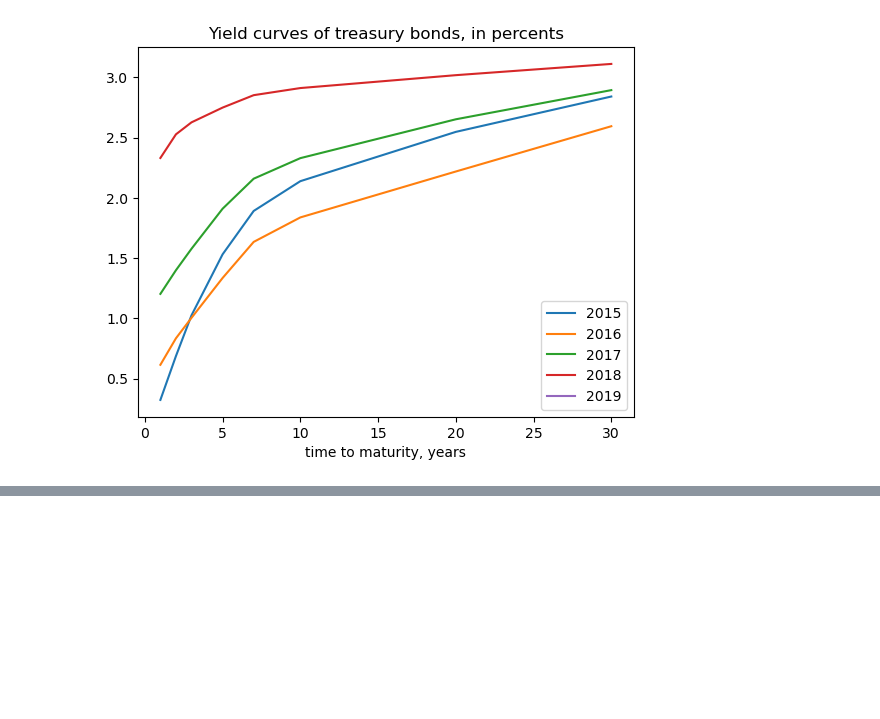
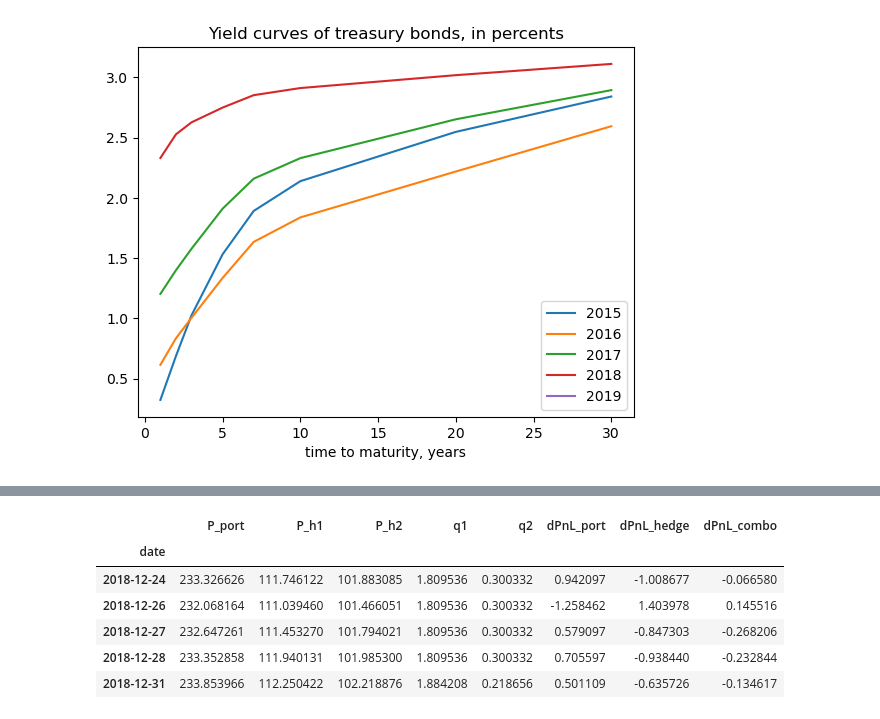
Before and after one commit to 66LGuy/Erdos-institute-2026, a Jupyter notebook: bonds.ipynb, the cells around one changed output, grey strips where cells are left out. Drawn from its saved outputs; the diff is of its cells as text; code cells hidden in the pictures; blank space fills up the shorter version.

```diff
--- a/bonds.ipynb
+++ b/bonds.ipynb
@@ -35,6 +35,7 @@ CURVE_KEYS = [1,2,3,5,7,10,20,30]
 def build_curve_from_row(row):
     # row contains y_2, y_5, y_10, y_30 in PERCENT
     return dict(zip(CURVE_KEYS, row/100))
+
 
 def interp_zero_rate(curve, t_years):
     """
@@ -78,9 +79,6 @@ def bond_cashflows(maturity_years, coupon_rate, freq=2, face=100.0):
     cfs[-1] += face
     return list(zip(times, cfs))
 
-# Example
-print(bond_cashflows(5.0, 0.03, freq=2)[:4], "... last:", bond_cashflows(5.0, 0.03, freq=2)[-1])
-
 def price_from_curve(curve, maturity_years, coupon_rate, freq=2, face=100.0, comp='cont'):
     cfs = bond_cashflows(maturity_years, coupon_rate, freq=freq, face=face)
     pv = 0.0
@@ -88,11 +86,6 @@ def price_from_curve(curve, maturity_years, coupon_rate, freq=2, face=100.0, com
         df = discount_factor_from_curve(curve, t, comp=comp)
         pv += cf * df
     return pv
-
-# Quick smoke test
-p_5y = price_from_curve(curve, 5.0, 0.03, freq=2, face=100.0)
-print("5y 3% bond price (from curve):", round(p_5y, 4))
-
 
 def price_from_ytm_flat(y, maturity_years, coupon_rate, freq=2, face=100.0):
     """
@@ -111,7 +104,6 @@ def price_from_ytm_flat(y, maturity_years, coupon_rate, freq=2, face=100.0):
 def ytm_from_price(price, maturity_years, coupon_rate, freq=2, face=100.0, guess=0.04):
     """
     Solve for flat YTM y such that price_from_ytm_flat(y) = price.
-    Newton-Raphson with a fallback to bisection if needed.
     """
     func = lambda y : price_from_ytm_flat(y, maturity_years, coupon_rate, freq, face) - price
     ans = scipy.optimize.brentq(func, a = 0, b = .5) #a yield over 50% is insane
@@ -145,9 +137,5 @@ def risk_parallel(curve, maturity_years, coupon_rate, freq=2, face=100.0, comp='
     dv01 = - duration * price0 * 1e-4
 
     return price0, float(duration), float(convexity), float(dv01)
-
-# Example
-p0, dur, conv, dv01 = risk_parallel(curve, 5.0, 0.03, freq=2)
-print("Parallel risk — P0:", round(p0,4), "Dur:", round(dur,4), "Conv:", round(conv,4), "DV01:", round(dv01,6))
 # %% [output]
 [(np.float64(0.5), np.float64(1.5)), (np.float64(1.0), np.float64(1.5)), (np.float64(1.5), np.float64(1.5)), (np.float64(2.0), np.float64(1.5))] ... last: (np.float64(5.0), np.float64(101.5))
@@ -380,3 +219,79 @@ bt.tail()
+# %%
+
+# State: hedge quantities (unitless, are ratios)
+current_h = {"q1": 0.0, "q2": 0.0}
+
+# Config for hedging function
+rebalance_freq = 'M'  # 'M' monthly; use 'W-FRI' for weekly
+
+timeline = bonds_w_date.index
+rebal_dates = pd.date_range(timeline.min(), timeline.max(), freq=rebalance_freq)
+rebal_dates = [d for d in rebal_dates if d in timeline]
+if timeline[-1] not in rebal_dates:
+    rebal_dates.append(timeline[-1])
+
+records = []
+prev_prices = None  # {P_port, P_h1, P_h2}
+
+bond1 = bond_spec(2.0, 0.03, freq=2, face=100.0, qty=1.0)   # 2y 3%
+bond2 = bond_spec(20.0,0.05, freq=2, face=100.0, qty=1.0)   # 10y 3%
+
+hedge1 = bond_spec(11.0, 0.04, freq = 2, face = 100, qty = 1) #hedging objects
+hedge2 = bond_spec(5.0, 0.03, freq = 2, face = 100, qty = 1)
+
+BONDS = [bond1, bond2]
+
+for t in timeline:
+    row = bonds_w_date.loc[t]
+    curve_t = build_curve_from_row(row)
+
+    # Portfolio price at t
+    P_port_t = portfolio_price(curve_t, BONDS)
+
+    # Hedge bond prices at t
+    P_h1_t = price_from_curve(curve_t, hedge1["T"], hedge1["c"], freq=hedge1["f"], face=hedge1["F"])
+    P_h2_t = price_from_curve(curve_t, hedge2["T"], hedge2["c"], freq=hedge2["f"], face=hedge2["F"])
+
+    # Rebalance on schedule
+    if t in rebal_dates:
+        # Solve for hedge weights to match duration and convexity
+        w = hedge_weights_for_dur_matching(curve_t, BONDS, hedge1, hedge2)
+        current_h = {"q1": w["q1"], "q2": w["q2"]}
+        # Optional: print status
+        # print(f"{t.date()} rebalanced. q1={w['q1']:.2f}, q2={w['q2']:.2f}")
+
+    # Compute daily P&L (after possible rebalance)
+    if prev_prices is None:
+        dPnL_port = 0.0
+        dPnL_hedge = 0.0
+    else:
+        dP_port = P_port_t - prev_prices['P_port']
+        dP_h1 = P_h1_t - prev_prices['P_h1']
+        dP_h2 = P_h2_t - prev_prices['P_h2']
+        # Hedge is SHORT, so hedge P&L = -q * ΔPrice
+        dPnL_port = dP_port
+        dPnL_hedge = -(current_h["q1"] * dP_h1 + current_h["q2"] * dP_h2)
+
+    records.append({
+        "date": t, "P_port": P_port_t, "P_h1": P_h1_t, "P_h2": P_h2_t,
+        "q1": current_h["q1"], "q2": current_h["q2"],
+        "dPnL_port": dPnL_port, "dPnL_hedge": dPnL_hedge,
+        "dPnL_combo": dPnL_port + dPnL_hedge
+    })
+
+    prev_prices = {"P_port": P_port_t, "P_h1": P_h1_t, "P_h2": P_h2_t}
+
+bt = pd.DataFrame.from_records(records).set_index("date")
+bt.to_csv("backtest.csv")
+bt.tail()
+# %% [output]
+|  | P_port | P_h1 | P_h2 | q1 | q2 | dPnL_port | dPnL_hedge | dPnL_combo |
+| date |  |  |  |  |  |  |  |  |
+| 2018-12-24 | 233.326626 | 111.746122 | 101.883085 | 1.809536 | 0.300332 | 0.942097 | -1.008677 | -0.066580 |
+| 2018-12-26 | 232.068164 | 111.039460 | 101.466051 | 1.809536 | 0.300332 | -1.258462 | 1.403978 | 0.145516 |
+| 2018-12-27 | 232.647261 | 111.453270 | 101.794021 | 1.809536 | 0.300332 | 0.579097 | -0.847303 | -0.268206 |
+| 2018-12-28 | 233.352858 | 111.940131 | 101.985300 | 1.809536 | 0.300332 | 0.705597 | -0.938440 | -0.232844 |
+| 2018-12-31 | 233.853966 | 112.250422 | 102.218876 | 1.884208 | 0.218656 | 0.501109 | -0.635726 | -0.134617 |
 # %%
 def ann_vol(x):
     return np.std(x.dropna())*np.sqrt(252)
```
Also changed, not shown: parts of 7 cells of this notebook.
